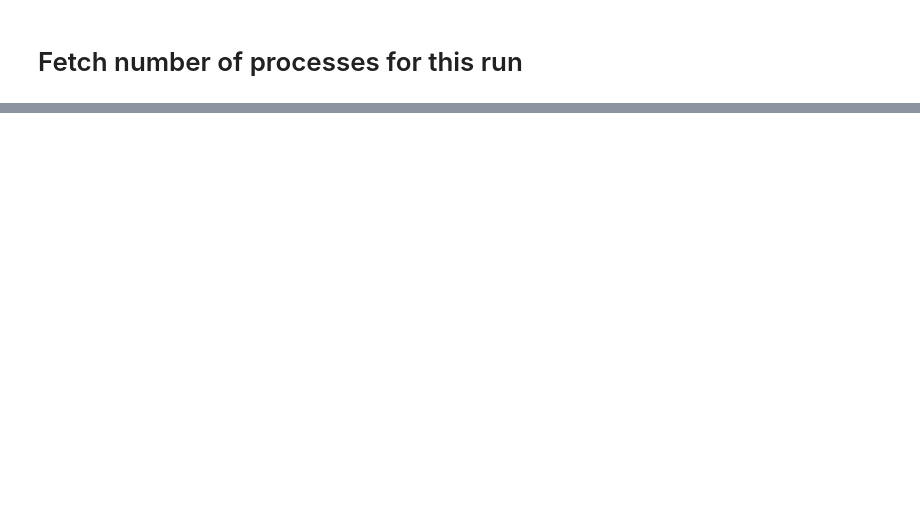
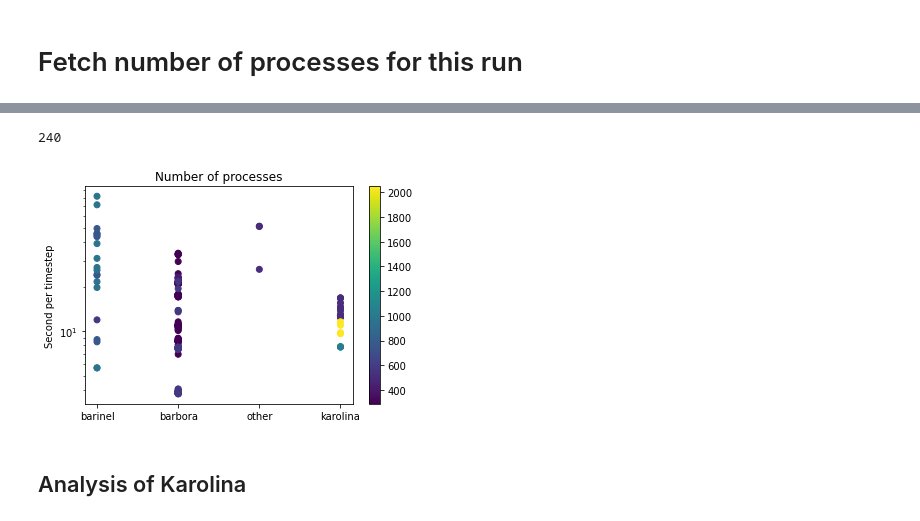
Before and after one commit to tjyderrien/octopus-quantumlap, a Jupyter notebook: Maths/Tibo-biatrisrv/HPC-CaptureOctopusEfficiency.ipynb, the cells around one changed output, grey strips where cells are left out. Cells and saved outputs as stored; diff of their text form; code cells hidden in the pictures; blank space fills up the shorter version.

```diff
--- a/Maths/Tibo-biatrisrv/HPC-CaptureOctopusEfficiency.ipynb
+++ b/Maths/Tibo-biatrisrv/HPC-CaptureOctopusEfficiency.ipynb
@@ -119,0 +194,6 @@ libString.LookUpStringInFile(file, "processes").strip().split()[4]
+# %%
+data=datafull
+# data=data[data.Functional==IndexFunctional["TB09"]] #0: LDA, #3: TB09, #2: GGA, #1: MGGA
+data=data[data.kgrid==40]
+# data=data[data.Machine==MachineNameHeader["karolina"]]
+data
@@ -119,0 +214,23 @@ libString.LookUpStringInFile(file, "processes").strip().split()[4]
+# %%
+from octopus_slabs.Libs.libPlotting import MachineNameList, MachineNameHeader
+Machine_List = data.Machine.values.tolist()
+MachineNameList
+Machine_data = [MachineNameList[int(x)] for x in Machine_List]
+len(Machine_data)
+# %% [output]
+240
+# %%
+# %matplotlib
+plt.figure()
+plt.scatter(Machine_data, data.DurationPerTimeStepLastRun, c=data.NumberOfProcesses)
+plt.colorbar()
+plt.yscale("log")
+# plt.xlabel("Machines")
+plt.ylabel("Second per timestep")
+plt.title("Number of processes")
+plt.savefig("20230912-Overview-k40.eps")
+# plt.show()
+# %% [output]
+[figure, added]
+# %% [markdown]
+## Analysis of Karolina
```
Also changed, not shown: parts of 40 cells of this notebook.
